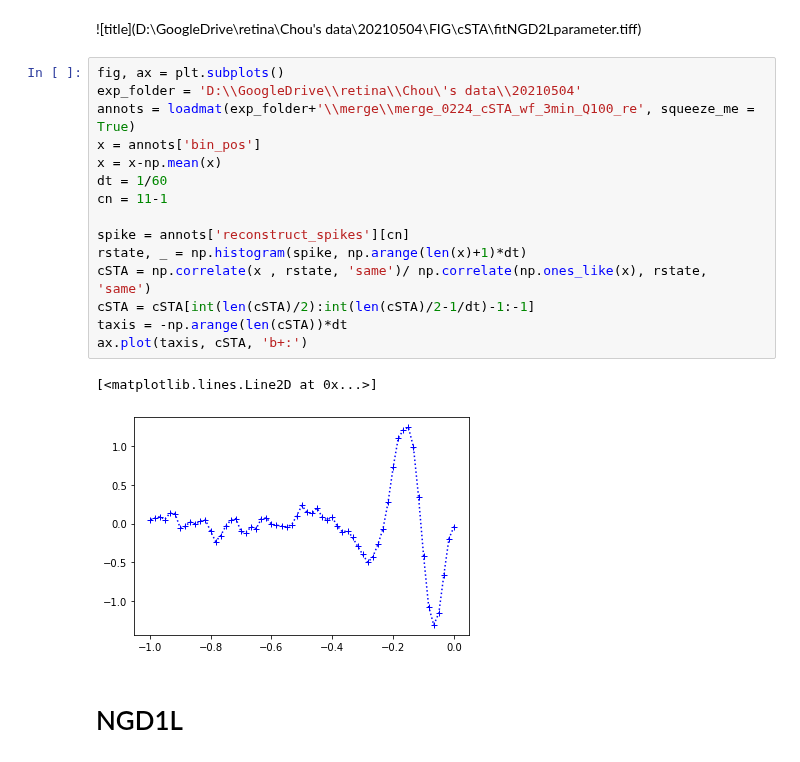
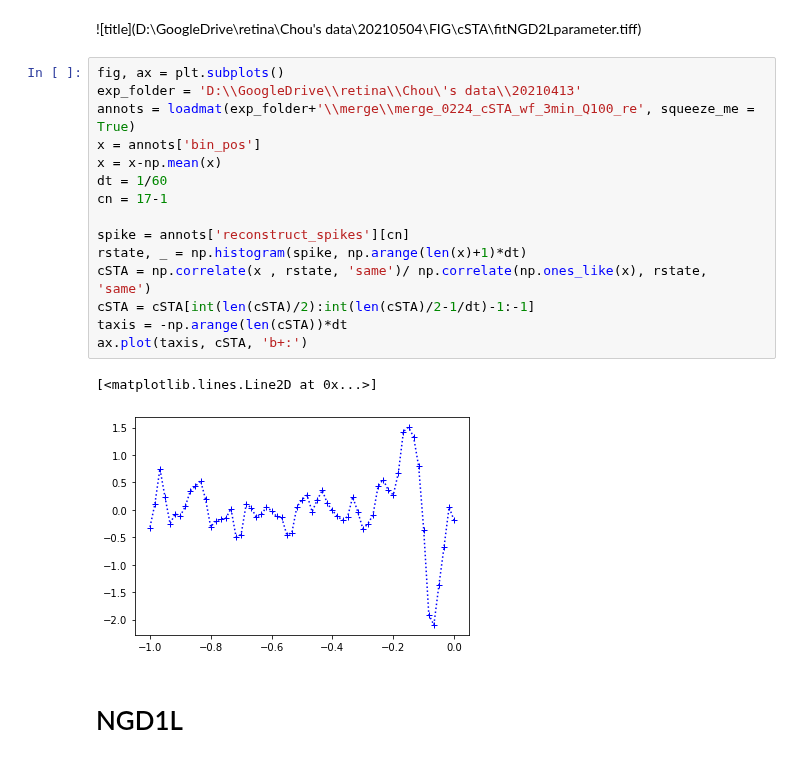
Before and after one commit to llincooi/retina_python, a Jupyter notebook: fit/NGDnL_fit_cSTA_searchAS.ipynb, the cells around one changed output. Cells and saved outputs as stored; diff of their text form.

```diff
--- a/fit/NGDnL_fit_cSTA_searchAS.ipynb
+++ b/fit/NGDnL_fit_cSTA_searchAS.ipynb
@@ -20,22 +20,22 @@ def angular_gradient(x):
 ![title](D:\GoogleDrive\retina\Chou's data\20210504\FIG\cSTA\fitNGD2Lparameter.tiff)
 # %%
 fig, ax = plt.subplots()
-exp_folder = 'D:\\GoogleDrive\\retina\\Chou\'s data\\20210504'
+exp_folder = 'D:\\GoogleDrive\\retina\\Chou\'s data\\20210413'
 annots = loadmat(exp_folder+'\\merge\\merge_0224_cSTA_wf_3min_Q100_re', squeeze_me = True)
 x = annots['bin_pos']
 x = x-np.mean(x)
 dt = 1/60
-cn = 11-1
+cn = 17-1
 
 spike = annots['reconstruct_spikes'][cn]
 rstate, _ = np.histogram(spike, np.arange(len(x)+1)*dt)
 cSTA = np.correlate(x , rstate, 'same')/ np.correlate(np.ones_like(x), rstate, 'same')
 cSTA = cSTA[int(len(cSTA)/2):int(len(cSTA)/2-1/dt)-1:-1]
 taxis = -np.arange(len(cSTA))*dt
 ax.plot(taxis, cSTA, 'b+:')
 # %% [output]
 [<matplotlib.lines.Line2D at 0x...>]
-[figure, old version]
+[figure, new version]
 # %% [markdown]
 # NGD1L
 # %%
```
Also changed, not shown: parts of 12 cells of this notebook, 11 other files.
